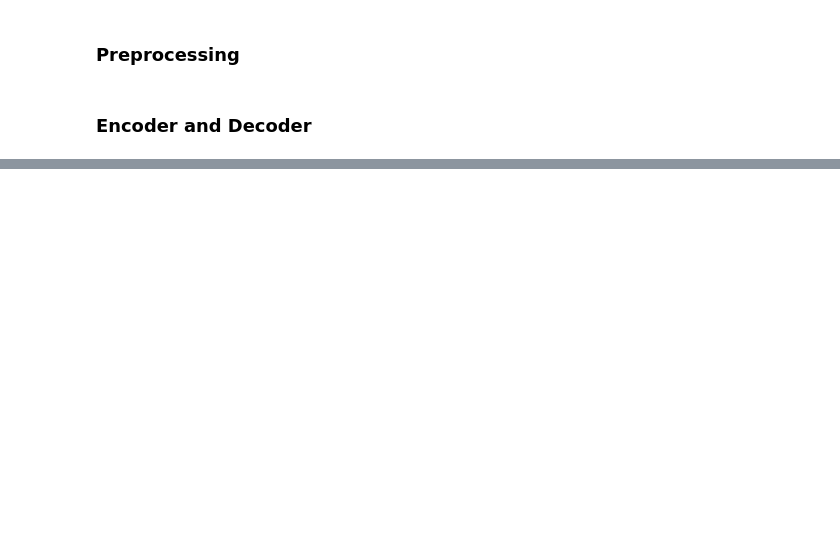
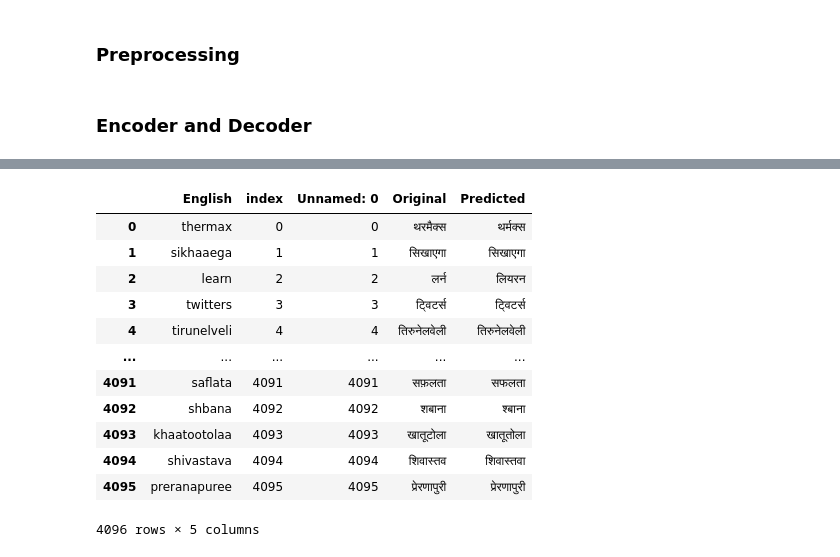
Before and after one commit to majhibibhuti999/CS6910-Assignment-3, a Jupyter notebook: Q4.ipynb, the cells around one changed output, grey strips where cells are left out. Cells and saved outputs as stored; diff of their text form; code cells hidden in the pictures; blank space fills up the shorter version.

```diff
--- a/Q4.ipynb
+++ b/Q4.ipynb
@@ -549,0 +665,21 @@ predictions.to_excel("predictions_vanilla/output.xlsx")
+# %%
+input = pd.DataFrame(testdata.iloc[:]['English'])
+input['index'] = input.index
+df2['index'] = df2.index
+result = pd.merge(input,df2)
+# %%
+result
+# %% [output]
+|  | English | index | Unnamed: 0 | Original | Predicted |
+| 0 | thermax | 0 | 0 | थरमैक्स | थर्मक्स |
+| 1 | sikhaaega | 1 | 1 | सिखाएगा | सिखाएगा |
+| 2 | learn | 2 | 2 | लर्न | लियरन |
+| 3 | twitters | 3 | 3 | ट्विटर्स | ट्विटर्स |
+| 4 | tirunelveli | 4 | 4 | तिरुनेलवेली | तिरुनेलवेली |
+| ... | ... | ... | ... | ... | ... |
+| 4091 | saflata | 4091 | 4091 | सफ़लता | सफलता |
+| 4092 | shbana | 4092 | 4092 | शबाना | श्बाना |
+| 4093 | khaatootolaa | 4093 | 4093 | खातूटोला | खातूतोला |
+| 4094 | shivastava | 4094 | 4094 | शिवास्तव | शिवास्तवा |
+| 4095 | preranapuree | 4095 | 4095 | प्रेरणापुरी | प्रेरणापुरी |
+4096 rows × 5 columns
```
Also changed, not shown: parts of 32 cells of this notebook, 5 other files.
